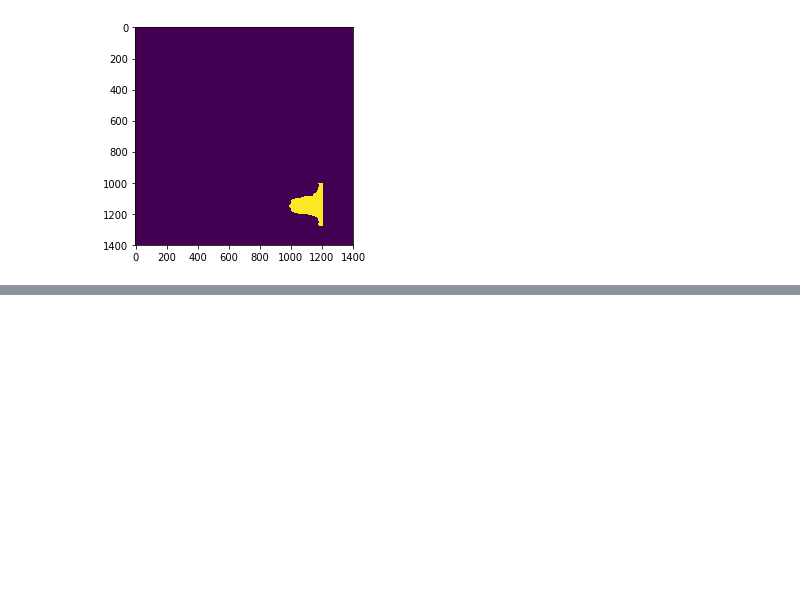
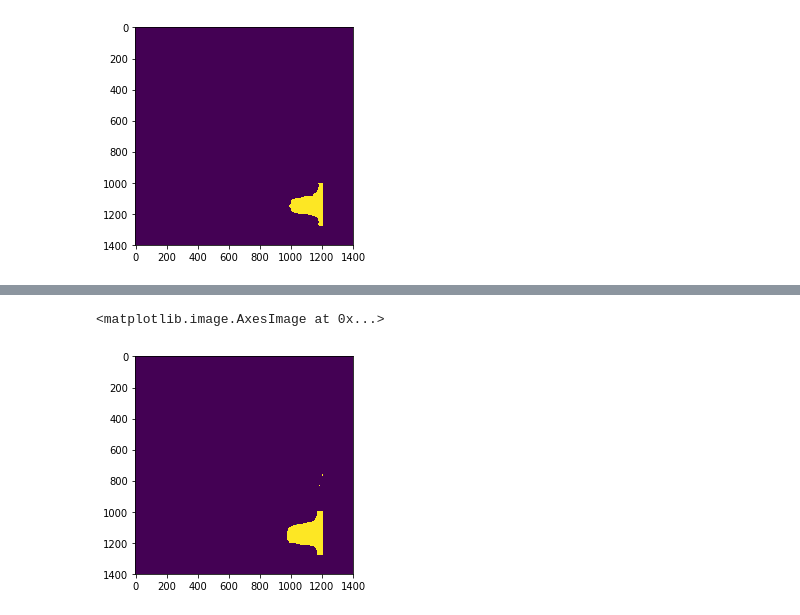
Before and after one commit to cdesio/leaf_reco, a Jupyter notebook: notebooks/Test_retrained_UNET.ipynb, the cells around one changed output, grey strips where cells are left out. Drawn from its saved outputs; the diff is of its cells as text; code cells hidden in the pictures; blank space fills up the shorter version.

```diff
--- a/notebooks/Test_retrained_UNET.ipynb
+++ b/notebooks/Test_retrained_UNET.ipynb
@@ -96,0 +74,6 @@ picklei
+# %%
+preds_500 = model_500.predict(X_10mm_test, batch_size=2)
+plt.imshow(preds_500[0][...,0])
+# %% [output]
+<matplotlib.image.AxesImage at 0x...>
+[figure, added]
```
Also changed, not shown: parts of 57 cells of this notebook.
